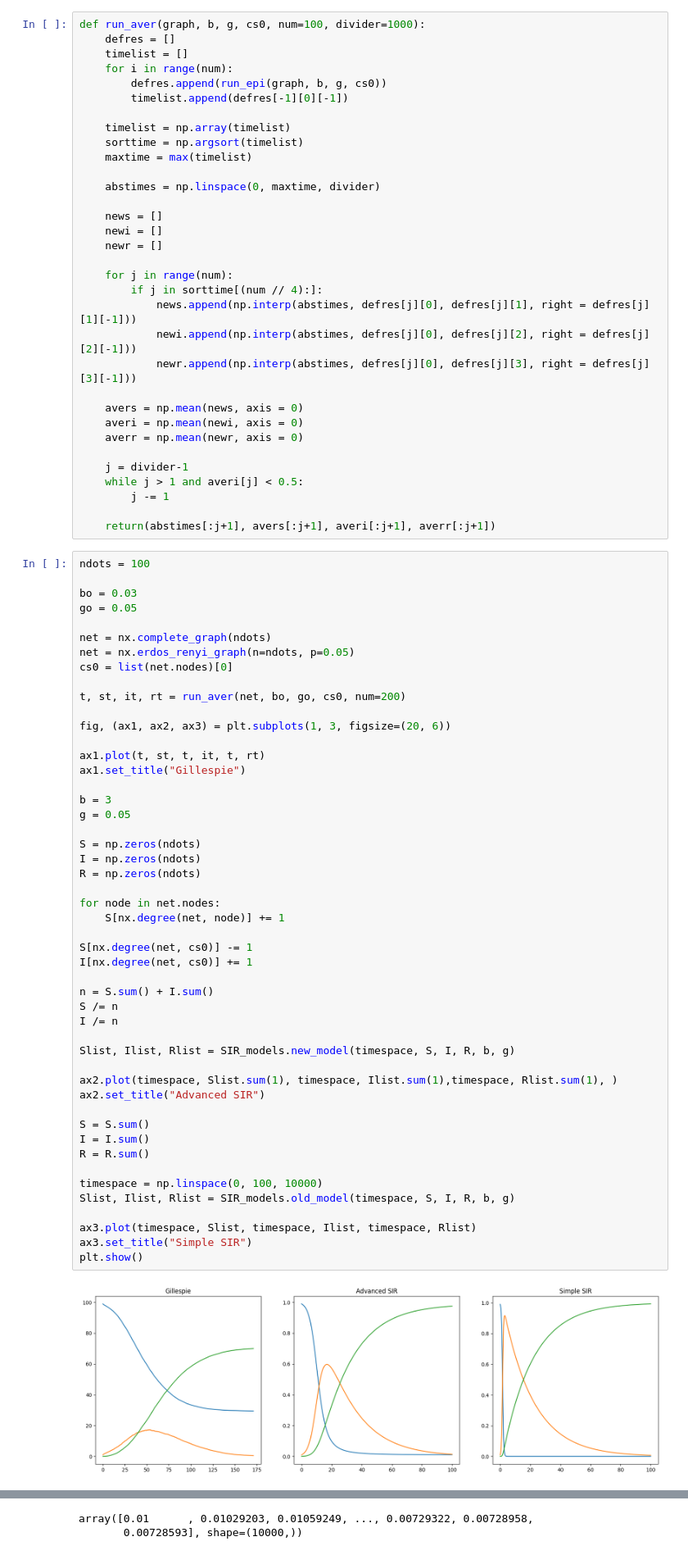
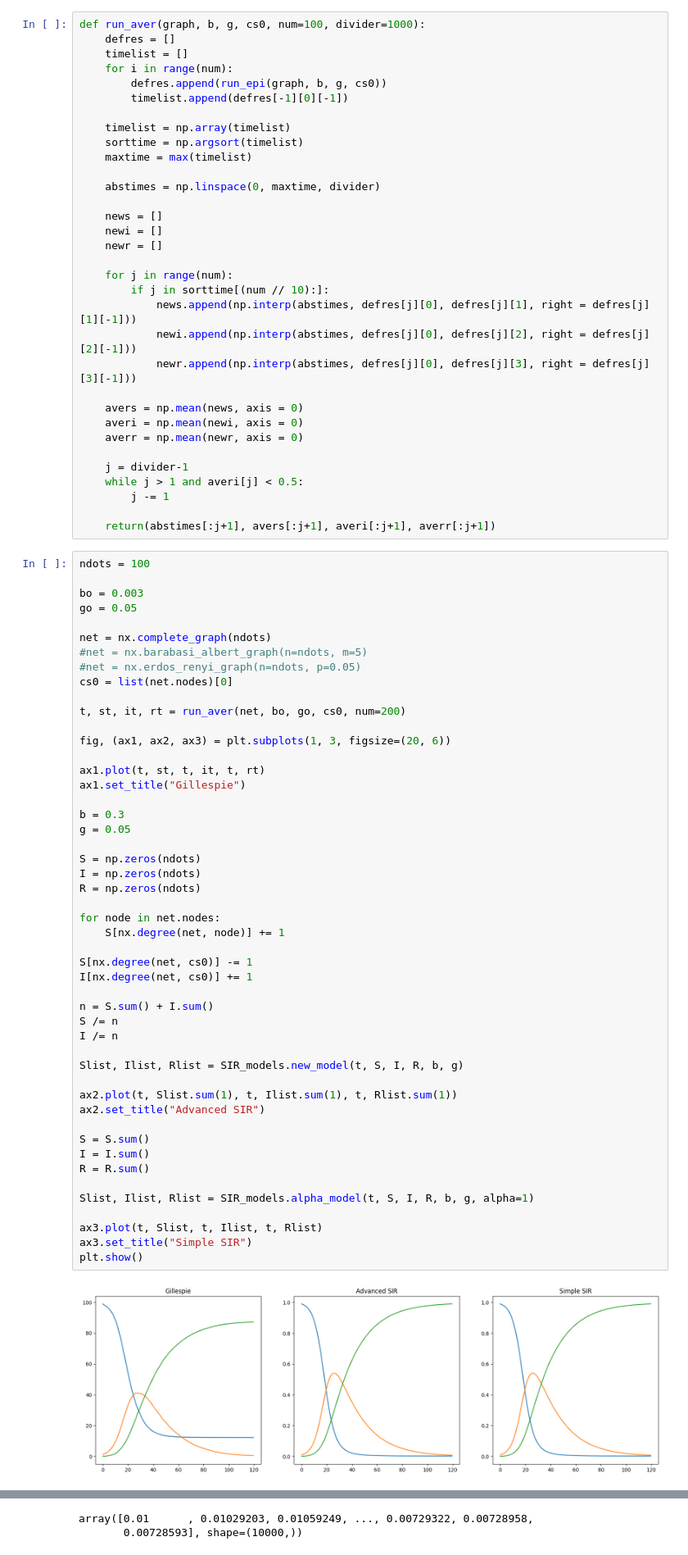
Before and after one commit to kambizaur/ZASUT, a Jupyter notebook: experiments.ipynb, the cells around one changed output, grey strips where cells are left out. Shown: that part at 82% size. Saved outputs shown, nothing was run; the diff lists cells and outputs as text.

```diff
--- a/experiments.ipynb
+++ b/experiments.ipynb
@@ -253,7 +129,7 @@ def run_aver(graph, b, g, cs0, num=100, divider=1000):
     newr = []
 
     for j in range(num):
-        if j in sorttime[(num // 4):]:
+        if j in sorttime[(num // 10):]:
             news.append(np.interp(abstimes, defres[j][0], defres[j][1], right = defres[j][1][-1]))
             newi.append(np.interp(abstimes, defres[j][0], defres[j][2], right = defres[j][2][-1]))
             newr.append(np.interp(abstimes, defres[j][0], defres[j][3], right = defres[j][3][-1]))
@@ -270,11 +146,12 @@ def run_aver(graph, b, g, cs0, num=100, divider=1000):
 # %%
 ndots = 100
 
-bo = 0.03
+bo = 0.003
 go = 0.05
 
 net = nx.complete_graph(ndots)
-net = nx.erdos_renyi_graph(n=ndots, p=0.05)
+#net = nx.barabasi_albert_graph(n=ndots, m=5)
+#net = nx.erdos_renyi_graph(n=ndots, p=0.05)
 cs0 = list(net.nodes)[0]
 
 t, st, it, rt = run_aver(net, bo, go, cs0, num=200)
@@ -284,37 +161,36 @@ fig, (ax1, ax2, ax3) = plt.subplots(1, 3, figsize=(20, 6))
 ax1.plot(t, st, t, it, t, rt)
 ax1.set_title("Gillespie")
 
-b = 3
+b = 0.3
 g = 0.05
 
 S = np.zeros(ndots)
 I = np.zeros(ndots)
 R = np.zeros(ndots)
 
 for node in net.nodes:
     S[nx.degree(net, node)] += 1
 
 S[nx.degree(net, cs0)] -= 1
 I[nx.degree(net, cs0)] += 1
 
 n = S.sum() + I.sum()
 S /= n
 I /= n
 
-Slist, Ilist, Rlist = SIR_models.new_model(timespace, S, I, R, b, g)
+Slist, Ilist, Rlist = SIR_models.new_model(t, S, I, R, b, g)
 
-ax2.plot(timespace, Slist.sum(1), timespace, Ilist.sum(1),timespace, Rlist.sum(1), )
+ax2.plot(t, Slist.sum(1), t, Ilist.sum(1), t, Rlist.sum(1))
 ax2.set_title("Advanced SIR")
 
 S = S.sum()
 I = I.sum()
 R = R.sum()
 
-timespace = np.linspace(0, 100, 10000)
-Slist, Ilist, Rlist = SIR_models.old_model(timespace, S, I, R, b, g)
+Slist, Ilist, Rlist = SIR_models.alpha_model(t, S, I, R, b, g, alpha=1)
 
-ax3.plot(timespace, Slist, timespace, Ilist, timespace, Rlist)
+ax3.plot(t, Slist, t, Ilist, t, Rlist)
 ax3.set_title("Simple SIR")
 plt.show()
 # %% [output]
-[figure, old version]
+[figure, new version]
```
Also changed, not shown: parts of 13 cells of this notebook, 1 other file.
